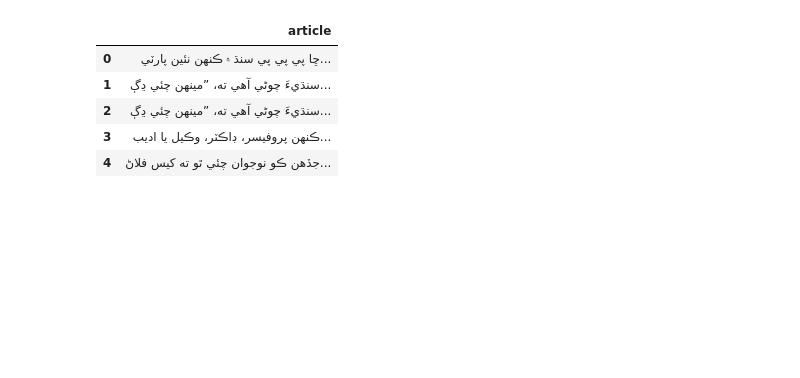
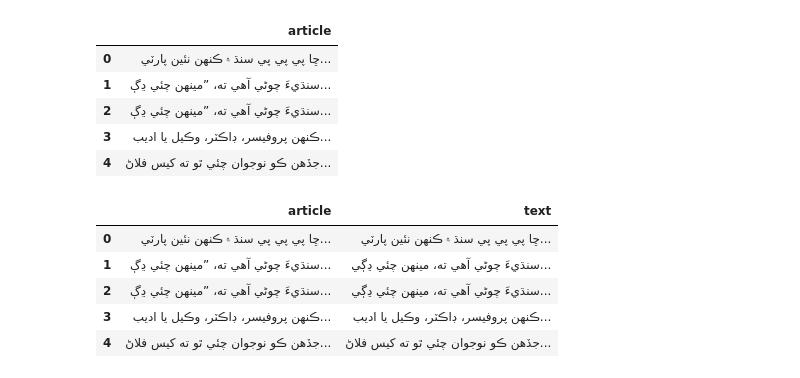
Before and after one commit to pranavagrawal321/Language-Identification, a Jupyter notebook: preprocessing.ipynb, the cells around one changed output. Saved outputs shown, nothing was run; the diff lists cells and outputs as text; code cells hidden in the pictures; blank space fills up the shorter version.

```diff
--- a/preprocessing.ipynb
+++ b/preprocessing.ipynb
@@ -1808,3 +1811,32 @@ data.head()
 | 2 | سنڌيءَ چوڻي آهي ته، ”مينهن چئي ڍڳ... |
 | 3 | ڪنهن پروفيسر، ڊاڪٽر، وڪيل يا اديب... |
 | 4 | جڏهن ڪو نوجوان چئي ٿو ته کيس فلاڻ... |
+# %%
+def extract_sindhi_text(text):
+    # Regular expression pattern to match Sindhi characters and newline
+    sindhi_pattern = re.compile(r'[\u0600-\u06FF\s\n]+')
+
+    # Find all matches of Sindhi text in the input text
+    sindhi_matches = sindhi_pattern.findall(str(text))
+
+    # Filter out empty strings, whitespace characters, and newline characters
+    sindhi_matches = [match.strip() for match in sindhi_matches if match.strip() != '\n']
+
+    # Join the matches to form the extracted Sindhi text
+    sindhi_text = ' '.join(sindhi_matches)
+
+    # Remove extra spaces
+    sindhi_text = ' '.join(sindhi_text.split())
+
+    return sindhi_text
+# %%
+data['text'] = data['article'].apply(extract_sindhi_text)
+# %%
+data.head()
+# %% [output]
+|  | article | text |
+| 0 | ڇا پي پي پي سنڌ ۾ ڪنهن نئين پارٽي... | ڇا پي پي پي سنڌ ۾ ڪنهن نئين پارٽي... |
+| 1 | سنڌيءَ چوڻي آهي ته، ”مينهن چئي ڍڳ... | سنڌيءَ چوڻي آهي ته، مينهن چئي ڍڳي... |
+| 2 | سنڌيءَ چوڻي آهي ته، ”مينهن چئي ڍڳ... | سنڌيءَ چوڻي آهي ته، مينهن چئي ڍڳي... |
+| 3 | ڪنهن پروفيسر، ڊاڪٽر، وڪيل يا اديب... | ڪنهن پروفيسر، ڊاڪٽر، وڪيل يا اديب... |
+| 4 | جڏهن ڪو نوجوان چئي ٿو ته کيس فلاڻ... | جڏهن ڪو نوجوان چئي ٿو ته کيس فلاڻ... |
```
Also changed, not shown: parts of 8 cells of this notebook.
